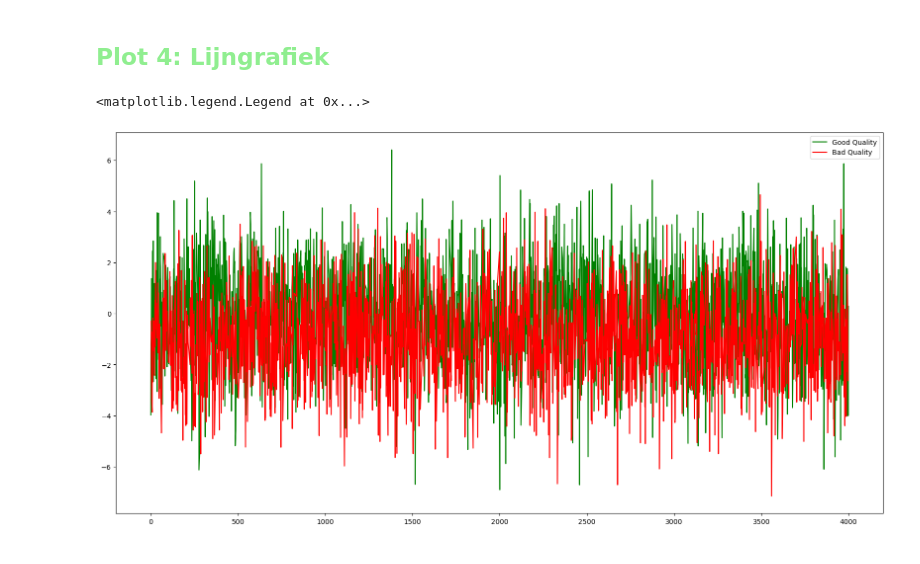
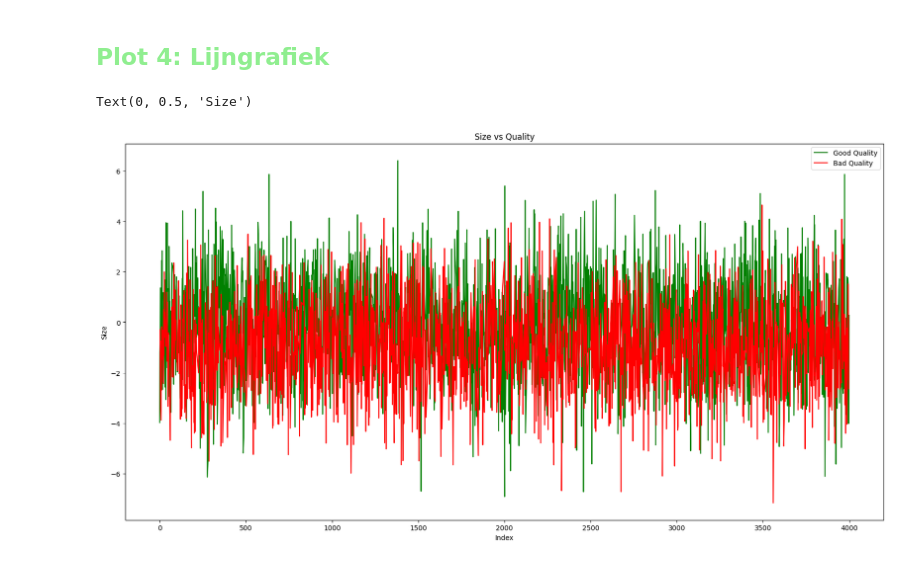
Before and after one commit to taliaXvdb/thuisprojectAPM, a Jupyter notebook: Data_analyse.ipynb, the cells around one changed output. Cells and saved outputs as stored; diff of their text form; code cells hidden in the pictures.

```diff
--- a/Data_analyse.ipynb
+++ b/Data_analyse.ipynb
@@ -128,12 +137,14 @@ We zien dat maar weinig uitschieters aanwezig zijn en dat er geen afwijkingen zi
 # %%
 goodQuality = dataset[dataset['Quality'] == 1]
 badQuality = dataset[dataset['Quality'] == 0]
 
 plt.figure(figsize=(20, 10))
 plt.plot(goodQuality['Size'], 'g', label='Good Quality')
 plt.plot(badQuality['Size'], 'r', label='Bad Quality')
 plt.legend()
 plt.title('Size vs Quality')
+plt.xlabel('Index')
+plt.ylabel('Size')
 # %% [output]
-<matplotlib.legend.Legend at 0x...>
+Text(0, 0.5, 'Size')
-[figure, old version]
+[figure, new version]
```
Also changed, not shown: parts of 4 cells of this notebook.
